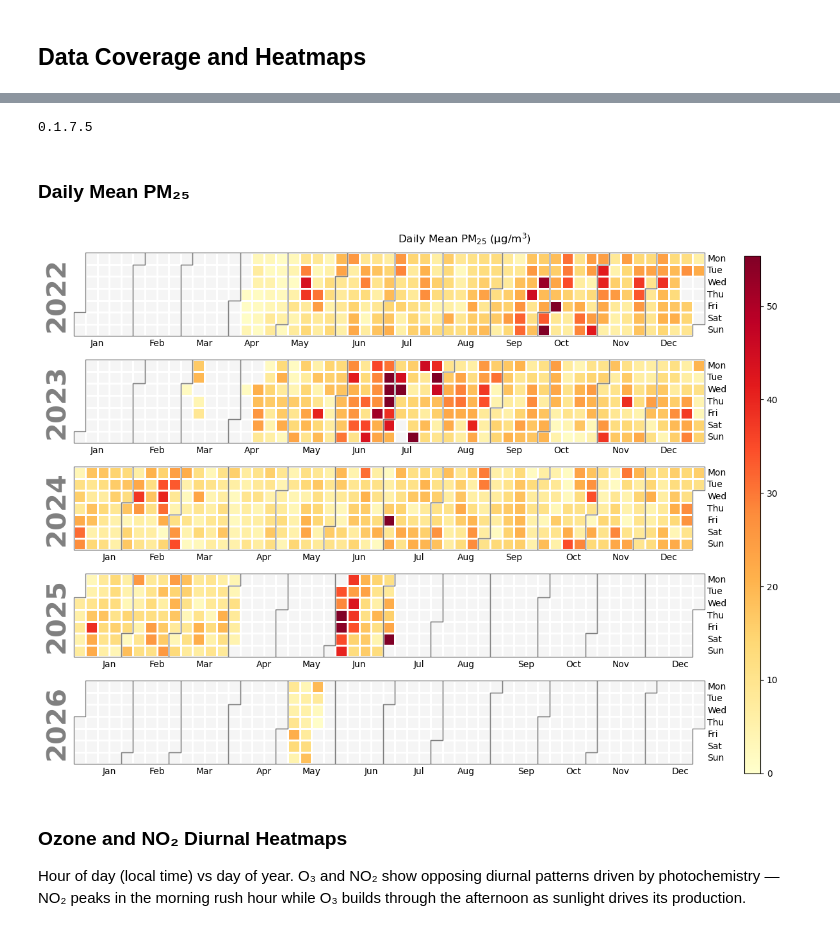
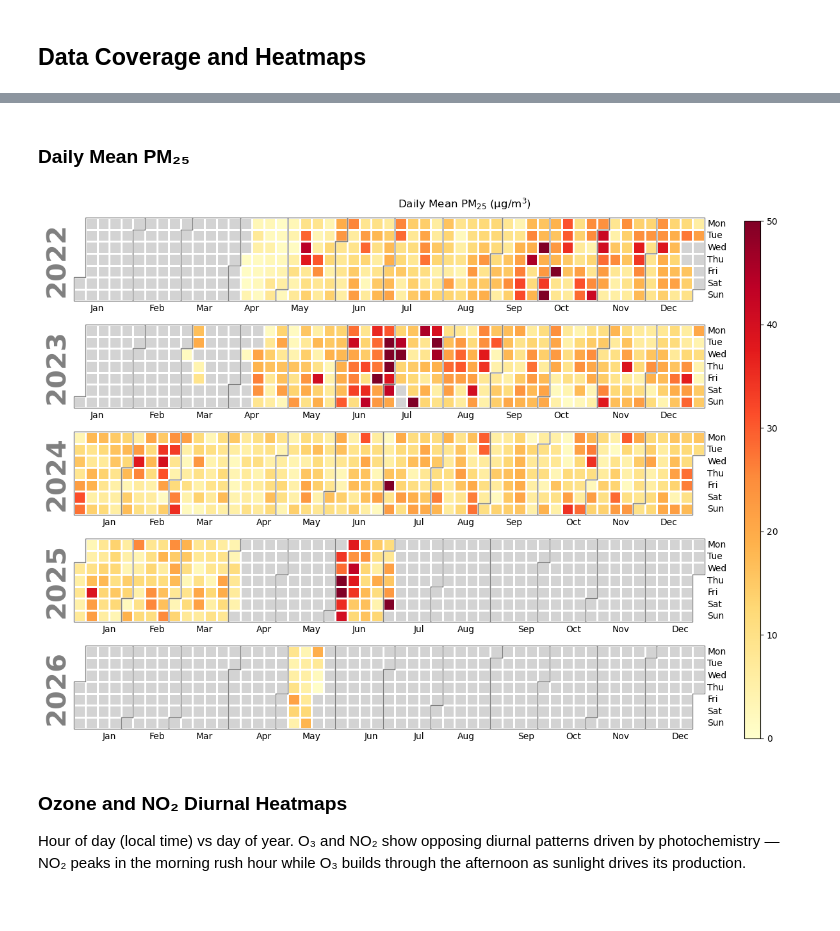
Before and after one commit to gregorywanderson/air_quality, a Jupyter notebook: modulair_examples.ipynb, the cells around one changed output, grey strips where cells are left out. Cells and saved outputs as stored; diff of their text form; code cells hidden in the pictures.

```diff
--- a/modulair_examples.ipynb
+++ b/modulair_examples.ipynb
@@ -205,36 +144,34 @@ Freq: D, Name: pm25, dtype: float64
-# %%
-import calplot
-print(calplot.__version__)
-# %% [output]
-0.1.7.5
 # %% [markdown]
 ### Daily Mean PM₂₅
 # %%
-# Daily mean PM2.5 across all years. Color scale runs from 0 to the
-# top of the AQI "Unhealthy for Sensitive Groups" tier (55.4 µg/m³),
-# so the YlOrRd progression aligns intuitively with AQI severity.
+# Daily mean PM2.5 across all years. Color scale runs from 0 to 40.
+# The top of AQI "Unhealthy for Sensitive Groups" tier (55.4 µg/m³),
+
+from matplotlib.colors import LogNorm
+
 daily_pm25_all = pd.concat([
     daily_2022['pm25'],
     daily_2023['pm25'],
     daily_2024['pm25'],
     daily_2025['pm25'],
     daily_2026['pm25'],
 ]).tz_localize(None)
 
 fig, axes = calplot.calplot(
     daily_pm25_all,
     how='mean',
     cmap='YlOrRd',
     vmin=0,
-    vmax=55.4,
+    vmax= 50,#55.4,
     colorbar=True,
+    fillcolor='lightgray'
 )
 plt.suptitle('Daily Mean PM$_{25}$ (µg/m$^3$)',
              y=1.02, fontsize=12)
 plt.savefig("figures/pm25_coverage.png", dpi=150, bbox_inches="tight")
 plt.show()
 # %% [output]
-[figure, old version]
+[figure, new version]
 # %% [markdown]
 ### Ozone and NO₂ Diurnal Heatmaps
 
```
Also changed, not shown: parts of 4 cells of this notebook.
